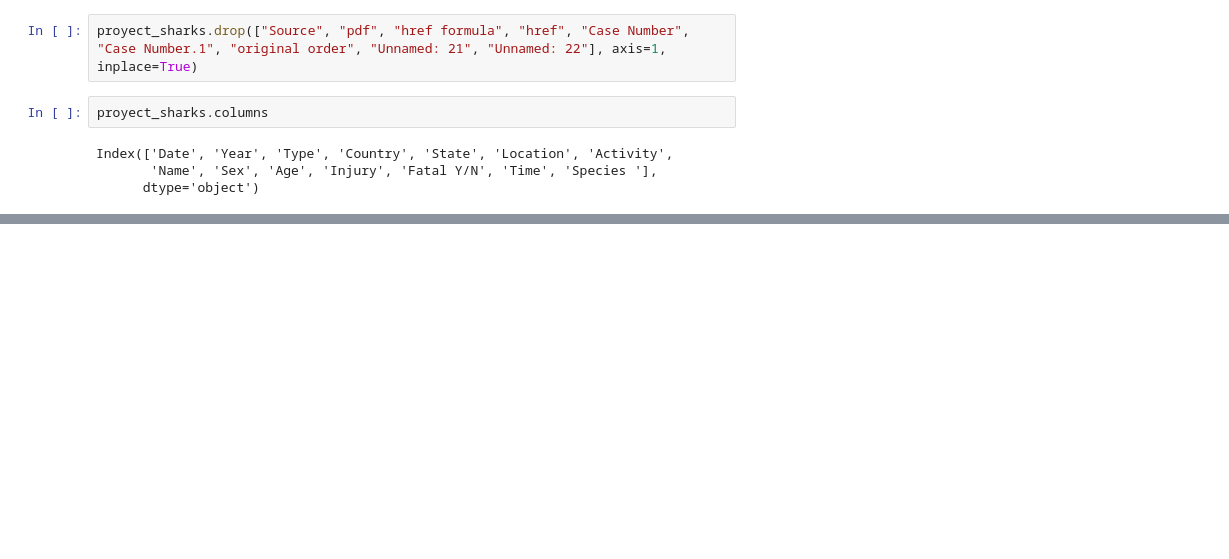
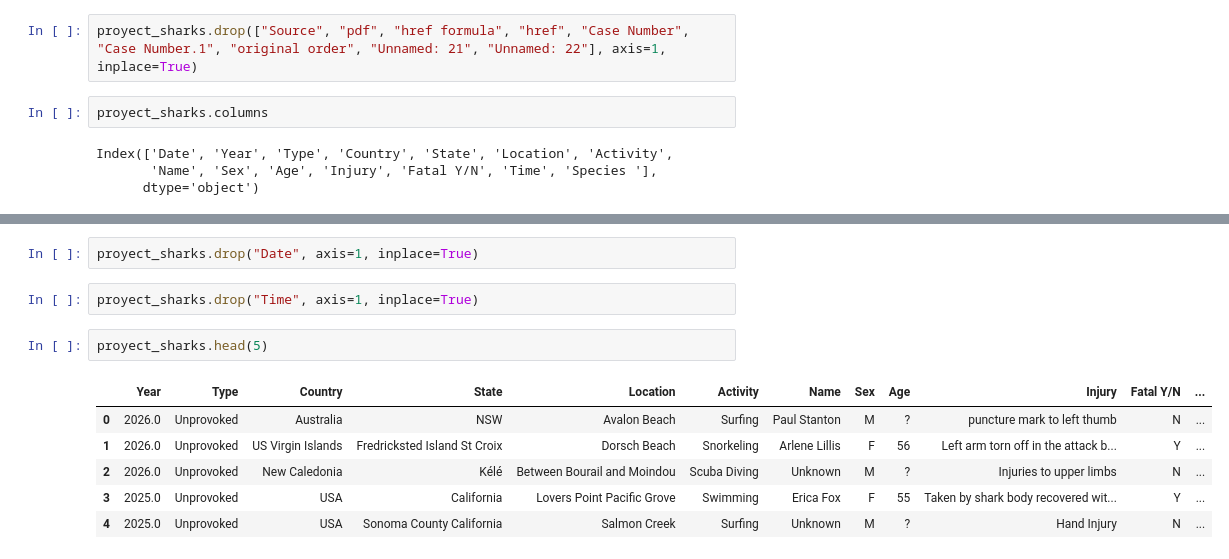
Before and after one commit to bperezlovisolo/clase_git_benjaminperez, a Jupyter notebook: data-cleaning.pandas.ipynb, the cells around one changed output, grey strips where cells are left out. Saved outputs shown, nothing was run; the diff lists cells and outputs as text; blank space fills up the shorter version.

Commit message:
drop columns_limpieza final

```diff
--- a/data-cleaning.pandas.ipynb
+++ b/data-cleaning.pandas.ipynb
@@ -304,3 +304,16 @@ proyect_sharks.head(5)
 | 2 | 3rd January | 2026.0 | Unprovoked | New Caledonia | Kélé | Between Bourail and Moindou | Scuba Diving | Unknown | M | ? | Injuries to upper limbs | ... |
 | 3 | 21st December | 2025.0 | Unprovoked | USA | California | Lovers Point Pacific Grove | Swimming | Erica Fox | F | 55 | Taken by shark body recovered wit... | ... |
 | 4 | 12th December | 2025.0 | Unprovoked | USA | Sonoma County California | Salmon Creek | Surfing | Unknown | M | ? | Hand Injury | ... |
+# %%
+proyect_sharks.drop("Date", axis=1, inplace=True)
+# %%
+proyect_sharks.drop("Time", axis=1, inplace=True)
+# %%
+proyect_sharks.head(5)
+# %% [output]
+|  | Year | Type | Country | State | Location | Activity | Name | Sex | Age | Injury | Fatal Y/N | ... |
+| 0 | 2026.0 | Unprovoked | Australia | NSW | Avalon Beach | Surfing | Paul Stanton | M | ? | puncture mark to left thumb | N | ... |
+| 1 | 2026.0 | Unprovoked | US Virgin Islands | Fredricksted Island St Croix | Dorsch Beach | Snorkeling | Arlene Lillis | F | 56 | Left arm torn off in the attack b... | Y | ... |
+| 2 | 2026.0 | Unprovoked | New Caledonia | Kélé | Between Bourail and Moindou | Scuba Diving | Unknown | M | ? | Injuries to upper limbs | N | ... |
+| 3 | 2025.0 | Unprovoked | USA | California | Lovers Point Pacific Grove | Swimming | Erica Fox | F | 55 | Taken by shark body recovered wit... | Y | ... |
+| 4 | 2025.0 | Unprovoked | USA | Sonoma County California | Salmon Creek | Surfing | Unknown | M | ? | Hand Injury | N | ... |
```
